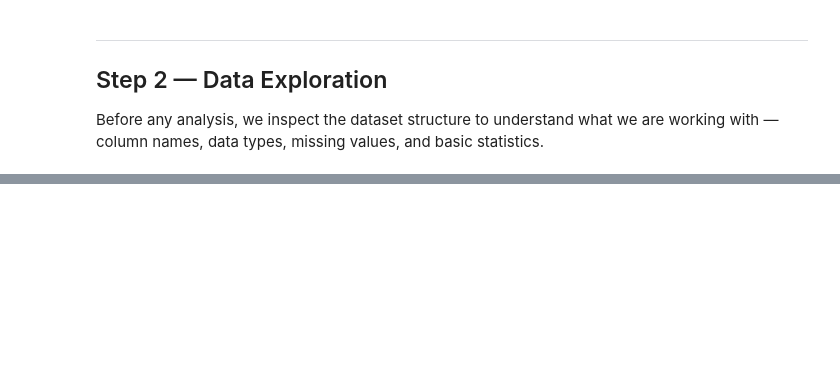
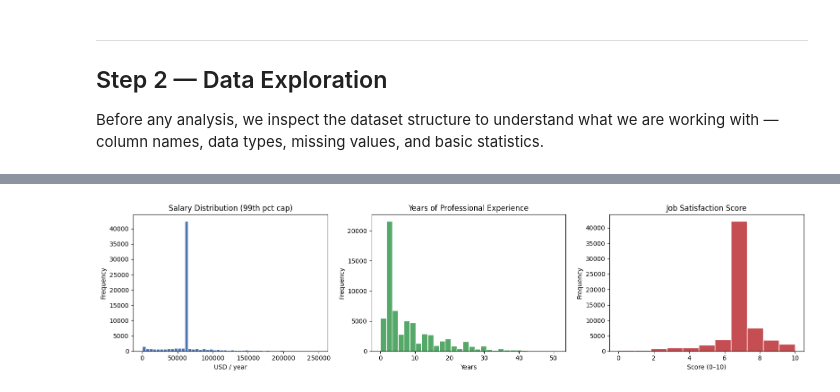
Before and after one commit to adriant25/ibm-data-analyst-capstone, a Jupyter notebook: capstone-project/Capstone_Survey_Analysis.ipynb, the cells around one changed output, grey strips where cells are left out. Cells and saved outputs as stored; diff of their text form; code cells hidden in the pictures; blank space fills up the shorter version.

```diff
--- a/capstone-project/Capstone_Survey_Analysis.ipynb
+++ b/capstone-project/Capstone_Survey_Analysis.ipynb
@@ -75,0 +441,28 @@ df.describe(include='object')
+# %%
+# -- Distribution of key numeric variables -----------------------------------
+fig, axes = plt.subplots(1, 3, figsize=(16, 4))
+
+# Salary — cap at 99th percentile for readability
+cap = df["ConvertedCompYearly"].quantile(0.99)
+axes[0].hist(df.loc[df["ConvertedCompYearly"] <= cap, "ConvertedCompYearly"],
+             bins=50, color="#4C72B0", edgecolor="white")
+axes[0].set_title("Salary Distribution (99th pct cap)")
+axes[0].set_xlabel("USD / year")
+
+# Years of professional experience
+axes[1].hist(df["YearsCodeProNum"].dropna(), bins=30, color="#55A868", edgecolor="white")
+axes[1].set_title("Years of Professional Experience")
+axes[1].set_xlabel("Years")
+
+# Job Satisfaction
+axes[2].hist(df["JobSat"].dropna(), bins=11, color="#C44E52", edgecolor="white")
+axes[2].set_title("Job Satisfaction Score")
+axes[2].set_xlabel("Score (0–10)")
+
+for ax in axes:
+    ax.set_ylabel("Frequency")
+
+plt.tight_layout()
+plt.show()
+# %% [output]
+[figure, added]
```
Also changed, not shown: parts of 34 cells of this notebook.
